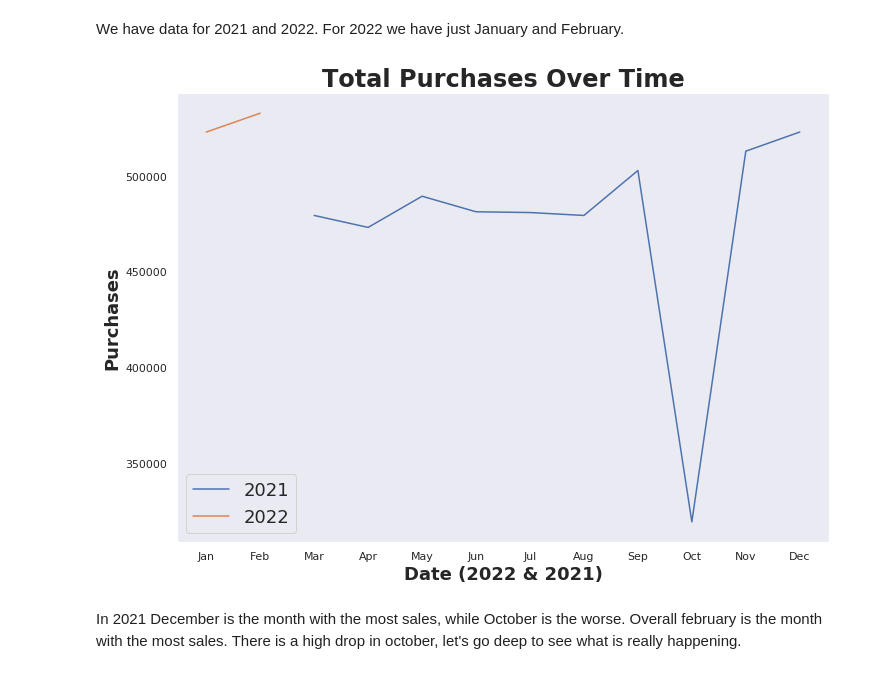
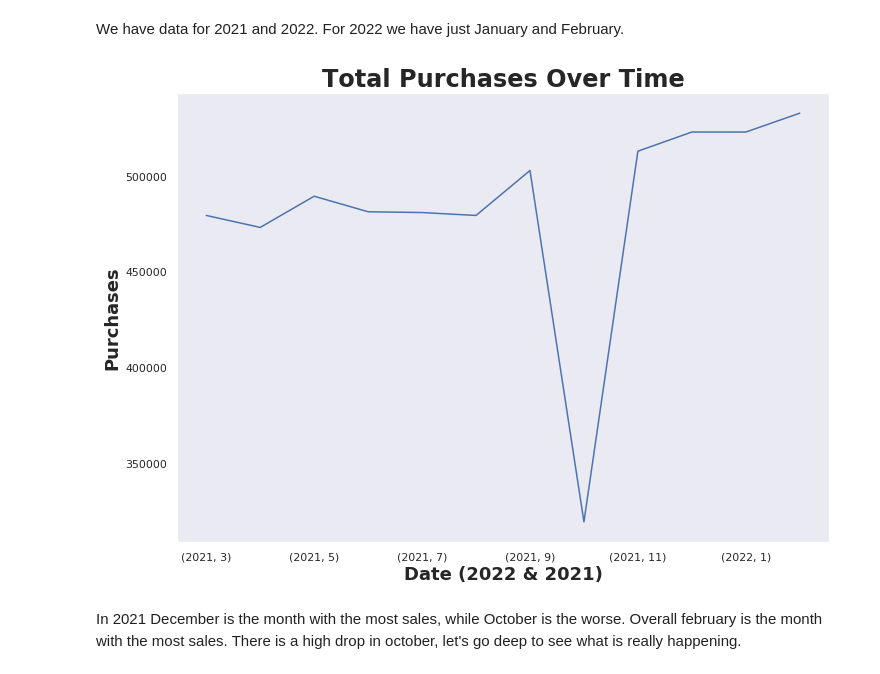
Before and after one commit to furawa/OC_data_analyst_projects, a Jupyter notebook: 02_analyze_company_sales/analyze_company_sales.ipynb, the cells around one changed output. Saved outputs shown, nothing was run; the diff lists cells and outputs as text; code cells hidden in the pictures.

```diff
--- a/02_analyze_company_sales/analyze_company_sales.ipynb
+++ b/02_analyze_company_sales/analyze_company_sales.ipynb
@@ -661,21 +661,15 @@ Timestamp('2022-02-28 23:59:58.040472')
 We have data for 2021 and 2022. For 2022 we have just January and February.
 # %%
 # Time series of the price each month just for 2021
-sales_clean_21 = sales_clean[sales_clean.date.dt.year == 2021]
-sales_clean_22 = sales_clean[sales_clean.date.dt.year == 2022]
-g_21 = sales_clean_21.groupby(sales_clean_21.date.dt.month).price.sum().reset_index() # We group by months of 2021
-g_22 = sales_clean_22.groupby(sales_clean_22.date.dt.month).price.sum().reset_index() # We group by months of 2022
-fig, ax = plt.subplots()
-ax.plot(g_21.date, g_21.price)
-ax.plot(g_22.date, g_22.price)
-plt.legend(["2021", "2022"], fontsize = 18)
+sales_over_time = sales_clean.copy()
+sales_over_time["year"] = sales_over_time.date.dt.year # Create year variable
+sales_over_time["month"] = sales_over_time.date.dt.month # Create month variable
+sales_over_time.groupby(["year", "month"]).price.sum().plot()# Plot sales over time
 plt.title("Total Purchases Over Time", fontsize = 24, fontweight = "bold")
 plt.xlabel("Date (2022 & 2021)", fontsize = 18, fontweight = "bold")
-plt.ylabel("Purchases", fontsize = 18, fontweight = "bold")
-
-plt.xticks([1,2,3,4,5,6,7,8,9,10,11,12],["Jan", "Feb", "Mar", "Apr", "May", "Jun", "Jul", "Aug", "Sep", "Oct", "Nov", "Dec"]);
+plt.ylabel("Purchases", fontsize = 18, fontweight = "bold");
 # %% [output]
-[figure, old version]
+[figure, new version]
 # %% [markdown]
 In 2021 December is the month with the most sales, while October is the worse. Overall february is the month with the most sales.
 There is a high drop in october, let's go deep to see what is really happening.
```
Also changed, not shown: parts of 7 cells of this notebook.
